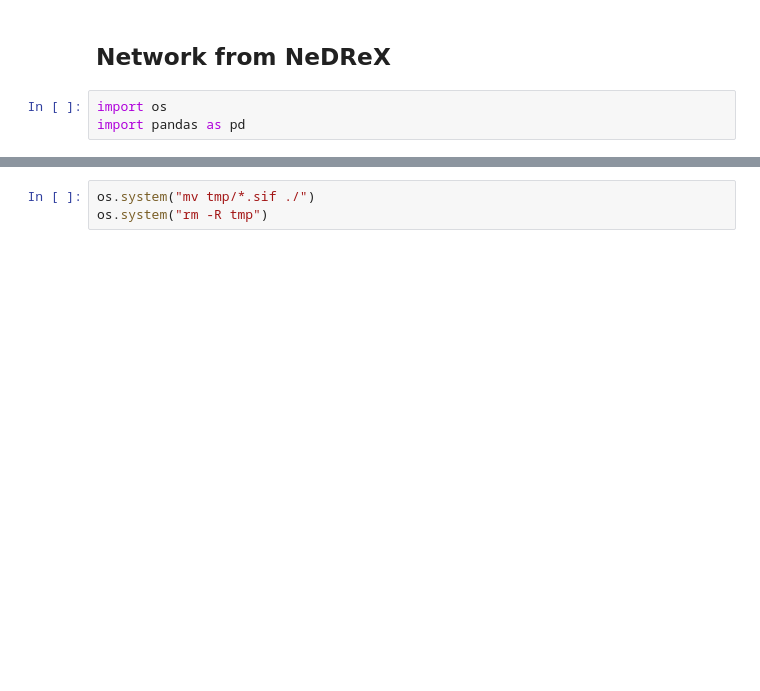
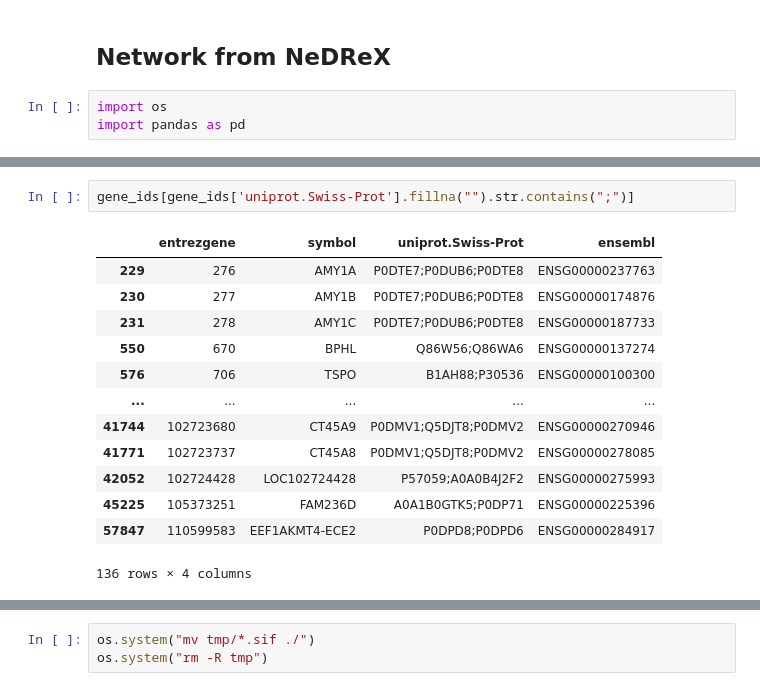
Before and after one commit to bionetslab/digest, a Jupyter notebook: jupyter/testing.ipynb, the cells around one changed output, grey strips where cells are left out. Cells and saved outputs as stored; diff of their text form; blank space fills up the shorter version.

```diff
--- a/jupyter/testing.ipynb
+++ b/jupyter/testing.ipynb
@@ -49,0 +59,16 @@ iid_files = {"rat": "rat_annotated_PPIs",
+# %%
+gene_ids[gene_ids['uniprot.Swiss-Prot'].fillna("").str.contains(";")]
+# %% [output]
+|  | entrezgene | symbol | uniprot.Swiss-Prot | ensembl |
+| 229 | 276 | AMY1A | P0DTE7;P0DUB6;P0DTE8 | ENSG00000237763 |
+| 230 | 277 | AMY1B | P0DTE7;P0DUB6;P0DTE8 | ENSG00000174876 |
+| 231 | 278 | AMY1C | P0DTE7;P0DUB6;P0DTE8 | ENSG00000187733 |
+| 550 | 670 | BPHL | Q86W56;Q86WA6 | ENSG00000137274 |
+| 576 | 706 | TSPO | B1AH88;P30536 | ENSG00000100300 |
+| ... | ... | ... | ... | ... |
+| 41744 | 102723680 | CT45A9 | P0DMV1;Q5DJT8;P0DMV2 | ENSG00000270946 |
+| 41771 | 102723737 | CT45A8 | P0DMV1;Q5DJT8;P0DMV2 | ENSG00000278085 |
+| 42052 | 102724428 | LOC102724428 | P57059;A0A0B4J2F2 | ENSG00000275993 |
+| 45225 | 105373251 | FAM236D | A0A1B0GTK5;P0DP71 | ENSG00000225396 |
+| 57847 | 110599583 | EEF1AKMT4-ECE2 | P0DPD8;P0DPD6 | ENSG00000284917 |
+136 rows × 4 columns
```
Also changed, not shown: parts of 6 cells of this notebook, 7 other files.
